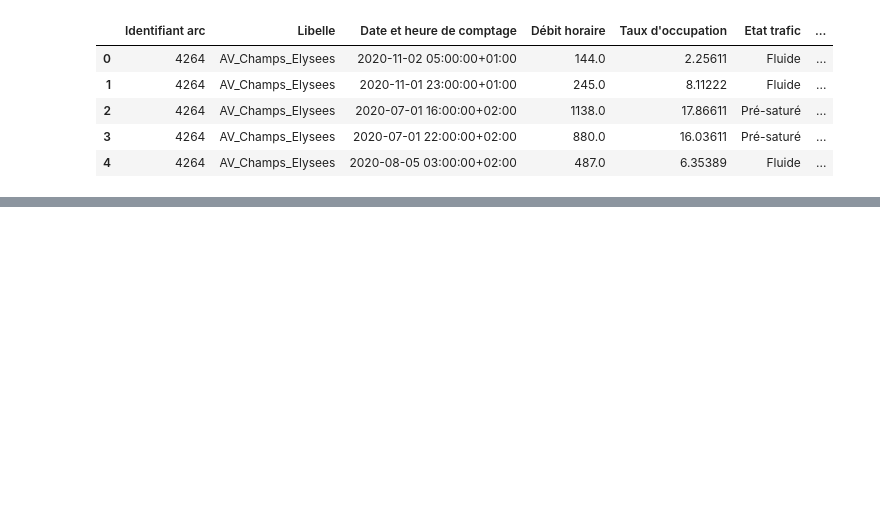
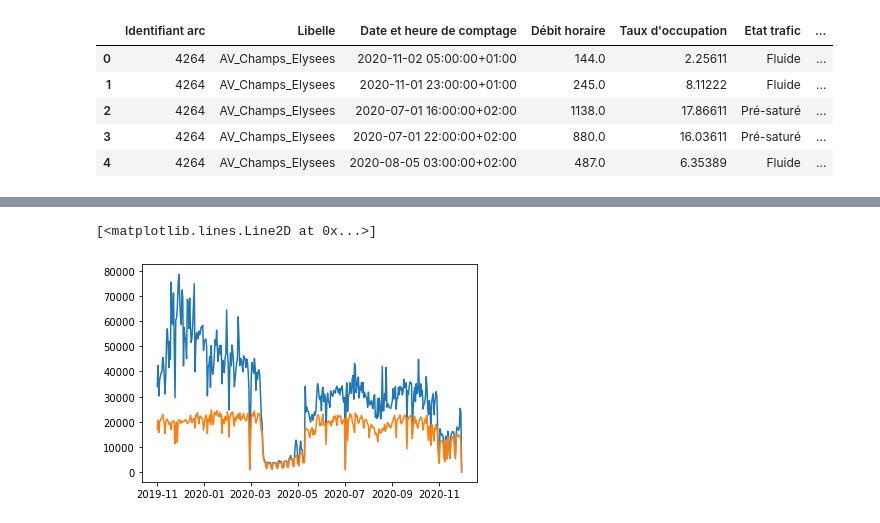
Before and after one commit to Roulini/datathon, a Jupyter notebook: visu.ipynb, the cells around one changed output, grey strips where cells are left out. Drawn from its saved outputs; the diff is of its cells as text; code cells hidden in the pictures; blank space fills up the shorter version.

```diff
--- a/visu.ipynb
+++ b/visu.ipynb
@@ -67,0 +42,9 @@ df_washington.sort_values("Date et heure de comptage",ascending = False)
+# %%
+#aggregate by day
+df_washington["date"] = [d.date() for d in df_washington["Date et heure de comptage"]]
+df_by_date = df_washington.groupby("date").agg("sum").reset_index()
+plt.plot(df_by_date["date"],df_by_date["Taux d'occupation"]*100)
+plt.plot(df_by_date["date"],df_by_date["Débit horaire"])
+# %% [output]
+[<matplotlib.lines.Line2D at 0x...>]
+[figure, added]
```
Also changed, not shown: parts of 6 cells of this notebook, 1 other file.
